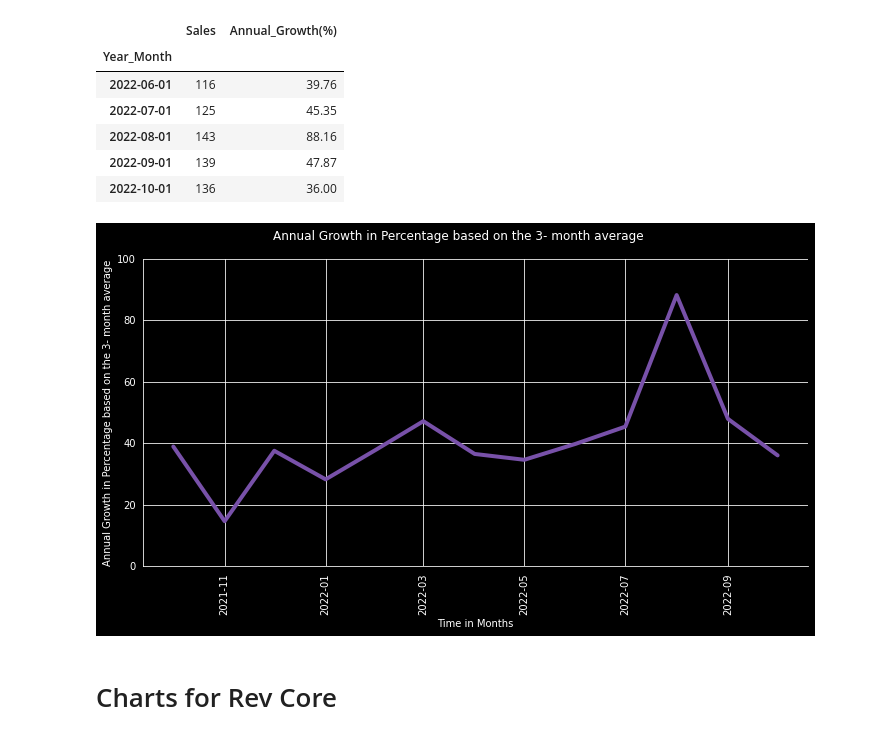
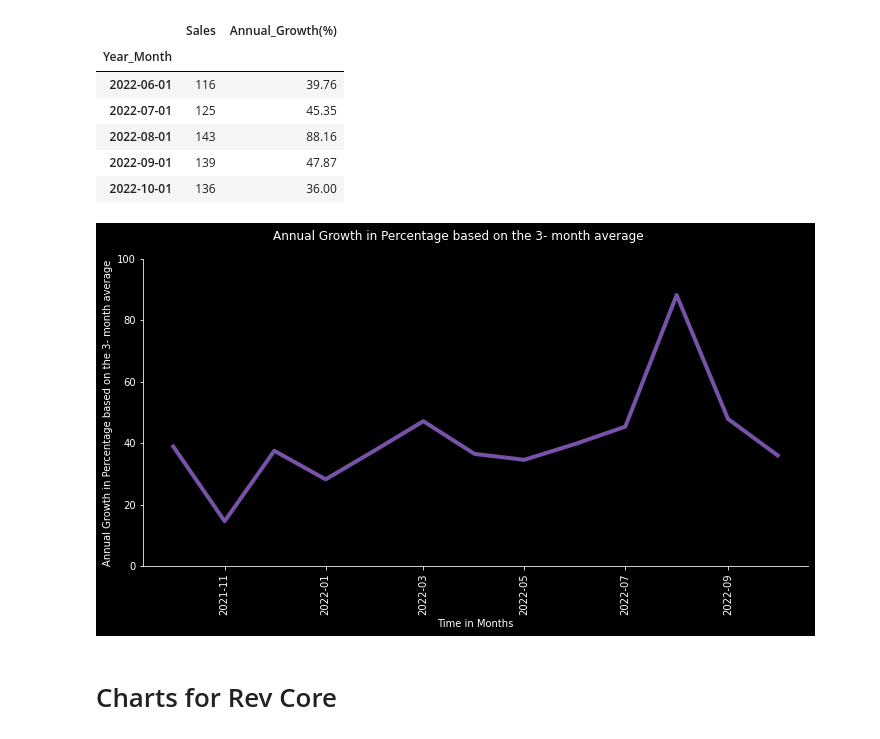
Before and after one commit to SilverSurferClash/Sales_analysis, a Jupyter notebook: Import_clean_SFDC_script.ipynb, the cells around one changed output. Cells and saved outputs as stored; diff of their text form; code cells hidden in the pictures.

```diff
--- a/Import_clean_SFDC_script.ipynb
+++ b/Import_clean_SFDC_script.ipynb
@@ -882,7 +897,8 @@ all_countries_incl_free.head()
 | 4 | 2021-02-01 | 71 |
 # %%
 #Plot the sales for each category over time
-g = sns.relplot(data = all_countries_incl_free  , x = "Year_Month", y = "Sales", kind = "line",  color = "#7851a9", linewidth=4 ,
+with mpl.rc_context({'axes.grid': False}):
+  g = sns.relplot(data = all_countries_incl_free  , x = "Year_Month", y = "Sales", kind = "line",  color = "#7851a9", linewidth=4 ,
                 ci = None, height=5, aspect=10/5)
 g.set_xticklabels(rotation = "90")
 
@@ -925,7 +941,7 @@ plt.show()
 # %%
 #Plot the sales for each category over time
-
-g = sns.relplot(data = melt  , x = "Year_Month", y = "Smoothed Sales", hue = "variable", kind = "line",  color = "#7851a9",
+with mpl.rc_context({'axes.grid': False}):
+  g = sns.relplot(data = melt  , x = "Year_Month", y = "Smoothed Sales", hue = "variable", kind = "line",  color = "#7851a9",
                 linewidth=4 ,
                 ci = None, height=5, aspect=10/5)
 
@@ -985,22 +1001,23 @@ commercial_percent.tail()
 | 2022-10-01 | 136 | 36.00 |
 # %%
 #Plot the sales for each category over time
-g = sns.relplot(data = commercial_percent  , x = "Year_Month", y = "Annual_Growth(%)", kind = "line",  color = "#7851a9", linewidth=4 ,
+with mpl.rc_context({'axes.grid': False}):
+  g = sns.relplot(data = commercial_percent  , x = "Year_Month", y = "Annual_Growth(%)", kind = "line",  color = "#7851a9", linewidth=4 ,
                 ci = None, height=5, aspect=10/5)
 g.set_xticklabels(rotation = "90")
 
 g.set(ylim = (0,100))
 g.set_ylabels("Annual Growth in Percentage based on the 3- month average")
 g.set_xlabels("Time in Months")
 g.set_titles(col_template = '{col_name}')
 g.fig.suptitle(f"Annual Growth in Percentage based on the 3- month average", y=1.05)
 
 #plt.savefig('comm_all_with_FOC.pdf', dpi = 300, bbox_inches ="tight",
             #pad_inches = 1)
 #files.download("comm_all_with_FOC.pdf")
 plt.show()
 # %% [output]
-[figure, old version]
+[figure, new version]
 # %%
 #Calculate the percentage growth based on the 3 month rolling mean
 commercial_sales_rolling_df["Percent_growth_3_month_average"] = commercial_sales_rolling_df.set_index("Year_Month")["Rolling 3-Month Average"].pct_change(periods=6).mul(100)
```
Also changed, not shown: parts of 61 cells of this notebook.
